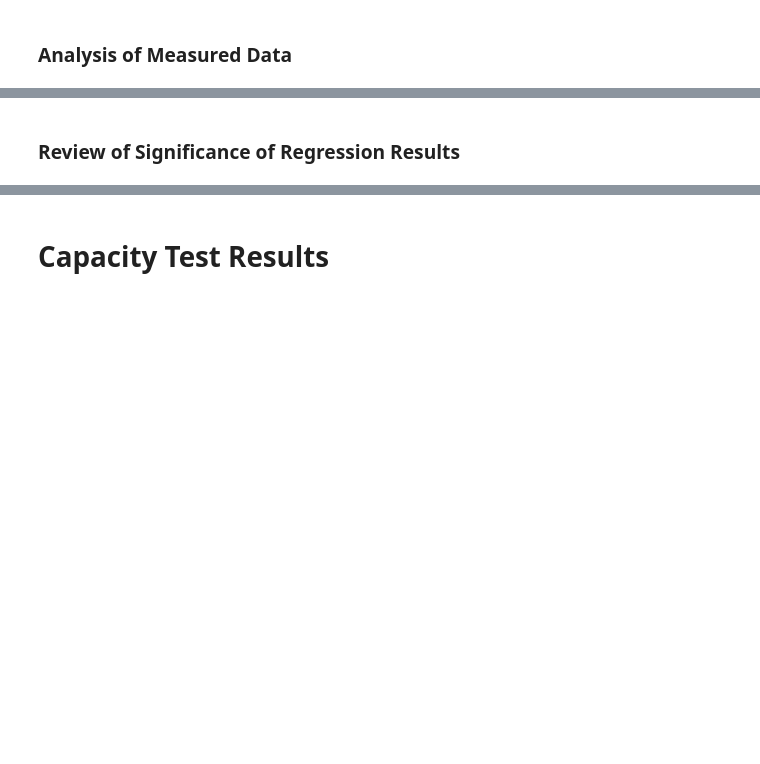
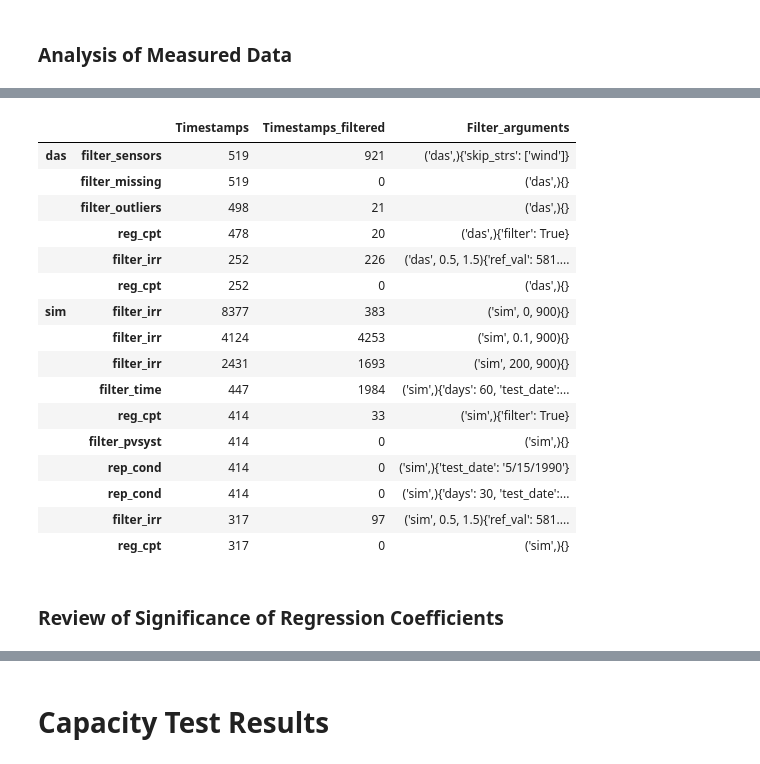
Before and after one commit to pvcaptest/pvcaptest, a Jupyter notebook: examples/captest_example.ipynb, the cells around one changed output, grey strips where cells are left out. Cells and saved outputs as stored; diff of their text form; code cells hidden in the pictures; blank space fills up the shorter version.

```diff
--- a/examples/captest_example.ipynb
+++ b/examples/captest_example.ipynb
@@ -119,4 +296,24 @@ cptest.reg_cpt('das')
+# %%
+cptest.summary()
+# %% [output]
+|  |  | Timestamps | Timestamps_filtered | Filter_arguments |
+| das | filter_sensors | 519 | 921 | ('das',){'skip_strs': ['wind']} |
+|  | filter_missing | 519 | 0 | ('das',){} |
+|  | filter_outliers | 498 | 21 | ('das',){} |
+|  | reg_cpt | 478 | 20 | ('das',){'filter': True} |
+|  | filter_irr | 252 | 226 | ('das', 0.5, 1.5){'ref_val': 581.... |
+|  | reg_cpt | 252 | 0 | ('das',){} |
+| sim | filter_irr | 8377 | 383 | ('sim', 0, 900){} |
+|  | filter_irr | 4124 | 4253 | ('sim', 0.1, 900){} |
+|  | filter_irr | 2431 | 1693 | ('sim', 200, 900){} |
+|  | filter_time | 447 | 1984 | ('sim',){'days': 60, 'test_date':... |
+|  | reg_cpt | 414 | 33 | ('sim',){'filter': True} |
+|  | filter_pvsyst | 414 | 0 | ('sim',){} |
+|  | rep_cond | 414 | 0 | ('sim',){'test_date': '5/15/1990'} |
+|  | rep_cond | 414 | 0 | ('sim',){'days': 30, 'test_date':... |
+|  | filter_irr | 317 | 97 | ('sim', 0.5, 1.5){'ref_val': 581.... |
+|  | reg_cpt | 317 | 0 | ('sim',){} |
 # %% [markdown]
-### Review of Significance of Regression Results
+### Review of Significance of Regression Coefficients
 # %%
 cptest.ols_model_das.pvalues
```
Also changed, not shown: parts of 31 cells of this notebook.
